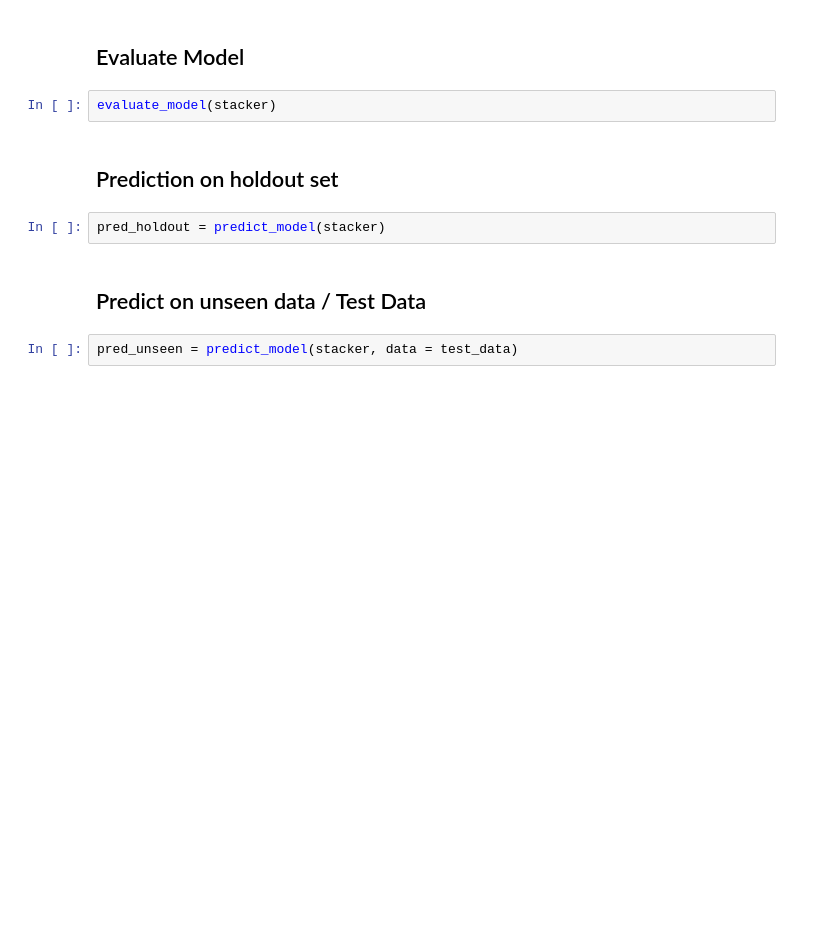
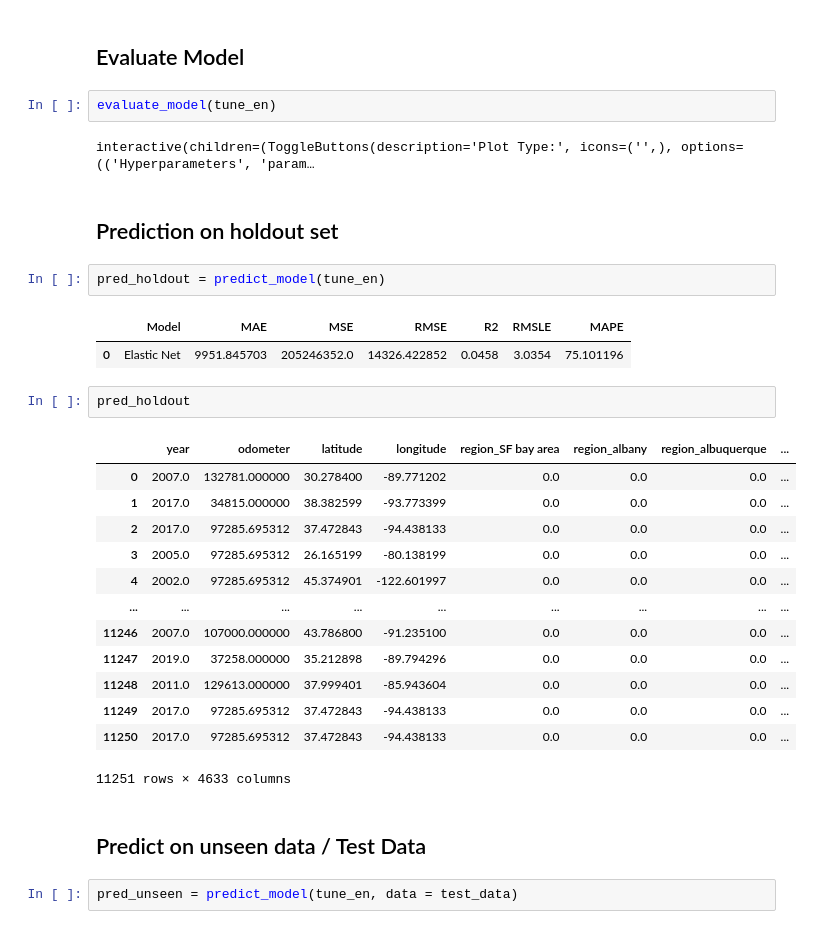
Before and after one commit to plaban1981/Dphi_hackathon, a Jupyter notebook: Data_Sprint_23_Used_Cars_Prices.ipynb, the cells around one changed output. Cells and saved outputs as stored; diff of their text form; blank space fills up the shorter version.

```diff
--- a/Data_Sprint_23_Used_Cars_Prices.ipynb
+++ b/Data_Sprint_23_Used_Cars_Prices.ipynb
@@ -503,12 +561,33 @@ stacker = stack_models(top3)
 # %% [markdown]
 ## Evaluate Model
 # %%
-evaluate_model(stacker)
+evaluate_model(tune_en)
+# %% [output]
+interactive(children=(ToggleButtons(description='Plot Type:', icons=('',), options=(('Hyperparameters', 'param…
 # %% [markdown]
 ## Prediction on holdout set
 # %%
-pred_holdout = predict_model(stacker)
+pred_holdout = predict_model(tune_en)
+# %% [output]
+|  | Model | MAE | MSE | RMSE | R2 | RMSLE | MAPE |
+| 0 | Elastic Net | 9951.845703 | 205246352.0 | 14326.422852 | 0.0458 | 3.0354 | 75.101196 |
+# %%
+pred_holdout
+# %% [output]
+|  | year | odometer | latitude | longitude | region_SF bay area | region_albany | region_albuquerque | ... |
+| 0 | 2007.0 | 132781.000000 | 30.278400 | -89.771202 | 0.0 | 0.0 | 0.0 | ... |
+| 1 | 2017.0 | 34815.000000 | 38.382599 | -93.773399 | 0.0 | 0.0 | 0.0 | ... |
+| 2 | 2017.0 | 97285.695312 | 37.472843 | -94.438133 | 0.0 | 0.0 | 0.0 | ... |
+| 3 | 2005.0 | 97285.695312 | 26.165199 | -80.138199 | 0.0 | 0.0 | 0.0 | ... |
+| 4 | 2002.0 | 97285.695312 | 45.374901 | -122.601997 | 0.0 | 0.0 | 0.0 | ... |
+| ... | ... | ... | ... | ... | ... | ... | ... | ... |
+| 11246 | 2007.0 | 107000.000000 | 43.786800 | -91.235100 | 0.0 | 0.0 | 0.0 | ... |
+| 11247 | 2019.0 | 37258.000000 | 35.212898 | -89.794296 | 0.0 | 0.0 | 0.0 | ... |
+| 11248 | 2011.0 | 129613.000000 | 37.999401 | -85.943604 | 0.0 | 0.0 | 0.0 | ... |
+| 11249 | 2017.0 | 97285.695312 | 37.472843 | -94.438133 | 0.0 | 0.0 | 0.0 | ... |
+| 11250 | 2017.0 | 97285.695312 | 37.472843 | -94.438133 | 0.0 | 0.0 | 0.0 | ... |
+11251 rows × 4633 columns
 # %% [markdown]
 ## Predict on unseen  data / Test Data
 # %%
-pred_unseen = predict_model(stacker, data = test_data)
+pred_unseen = predict_model(tune_en, data = test_data)
```
Also changed, not shown: parts of 44 cells of this notebook.
